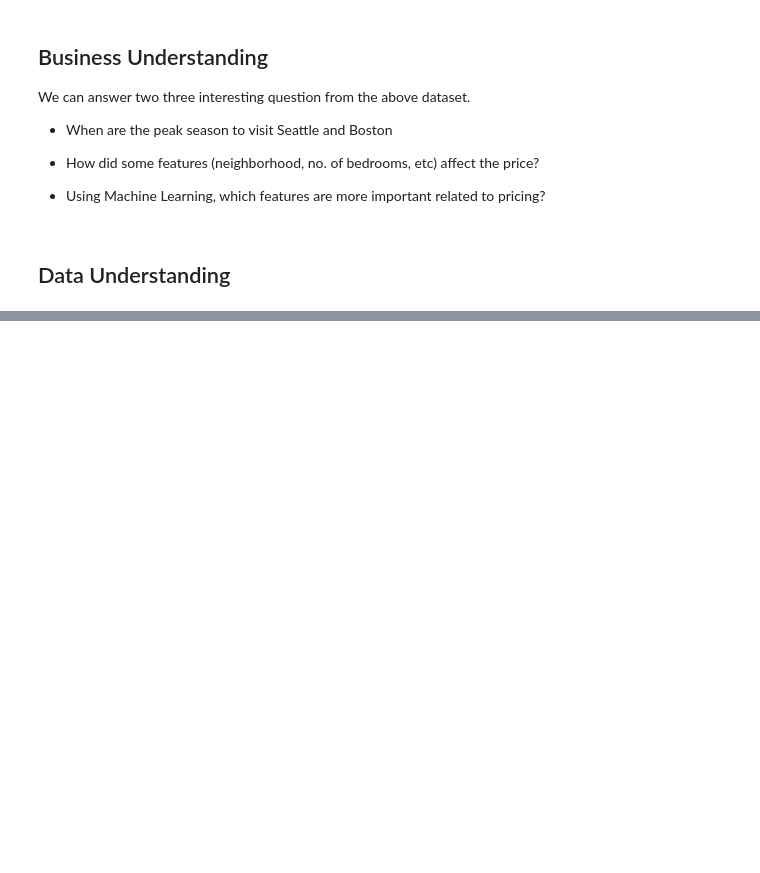
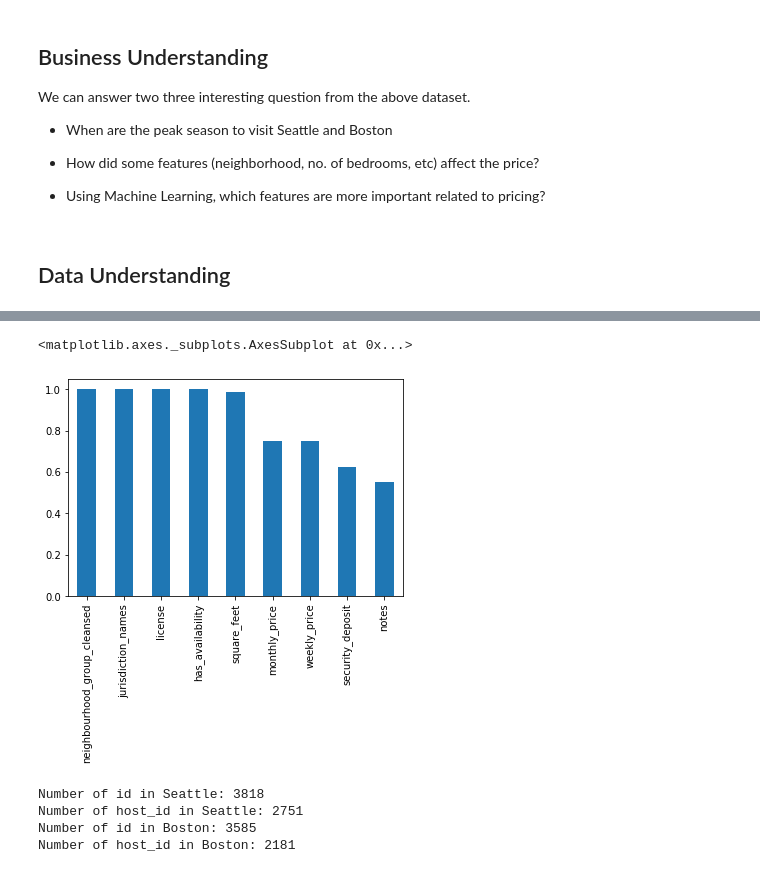
Before and after one commit to mamadcamzis/BostonSeatle, a Jupyter notebook: boston_seattle_blog.ipynb, the cells around one changed output, grey strips where cells are left out. Saved outputs shown, nothing was run; the diff lists cells and outputs as text; code cells hidden in the pictures; blank space fills up the shorter version.

```diff
--- a/boston_seattle_blog.ipynb
+++ b/boston_seattle_blog.ipynb
@@ -38,4 +43,7 @@ For the next, I will use two of them: listings and calendar
 # %%
+# Seattle data set
 seatlle_list = pd.read_csv('./datas/seattle/listings.csv')
 seatlle_cal = pd.read_csv('./datas/seattle/calendar.csv')
-boston
+# Boston data set
+boston_list = pd.read_csv('./datas/boston/listings.csv')
+boston_cal = pd.read_csv('./datas/boston/calendar.csv')
@@ -41,0 +243,16 @@ boston
+# %%
+boston_list_missing = boston_list.isna().mean().sort_values(ascending=False)
+boston_list_missing[boston_list_missing>0.5].plot.bar()
+# %% [output]
+<matplotlib.axes._subplots.AxesSubplot at 0x...>
+[figure, added]
+# %%
+print("Number of id in Seattle:", seatlle_list.id.unique().size)
+print("Number of host_id in Seattle:", seatlle_list.host_id.unique().size)
+print("Number of id in Boston:", boston_list.id.unique().size)
+print("Number of host_id in Boston:", boston_list.host_id.unique().size)
+# %% [output]
+Number of id in Seattle: 3818
+Number of host_id in Seattle: 2751
+Number of id in Boston: 3585
+Number of host_id in Boston: 2181
```
Also changed, not shown: parts of 32 cells of this notebook.
